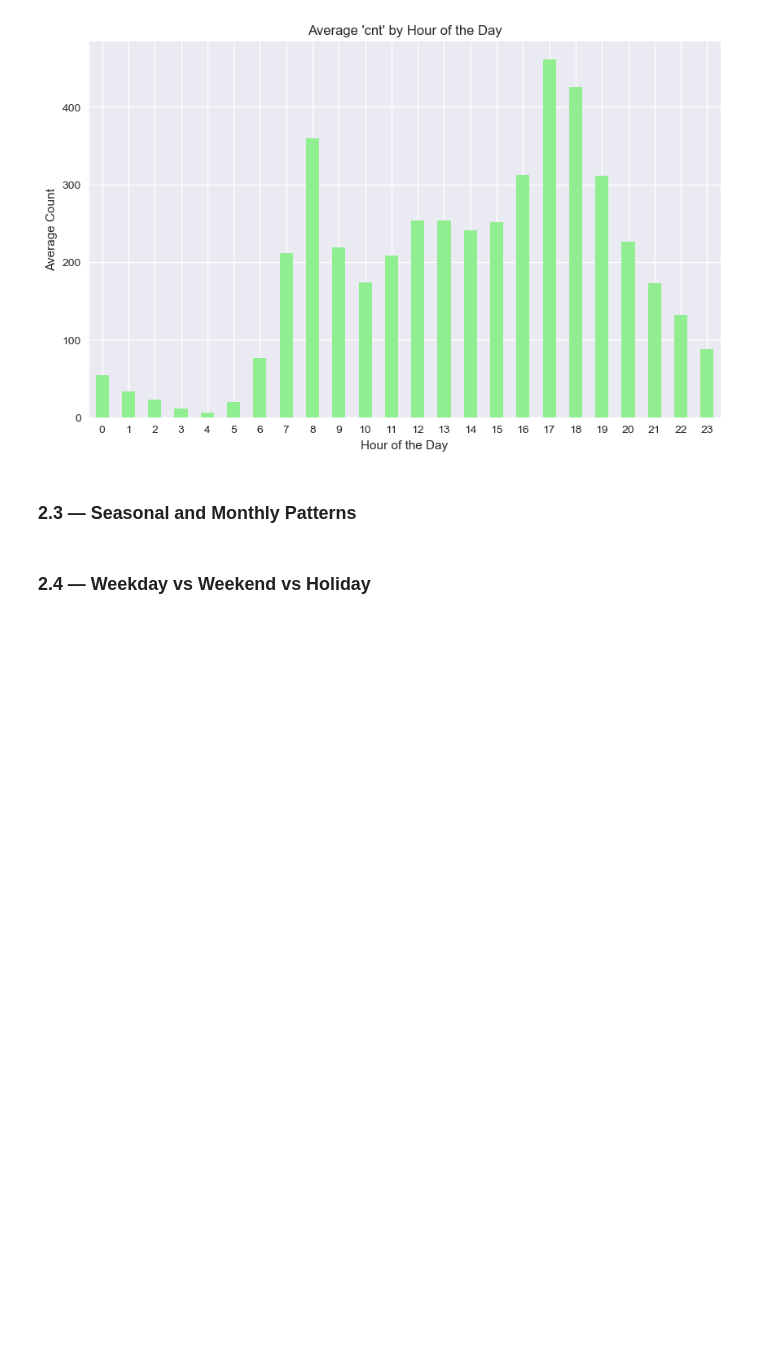
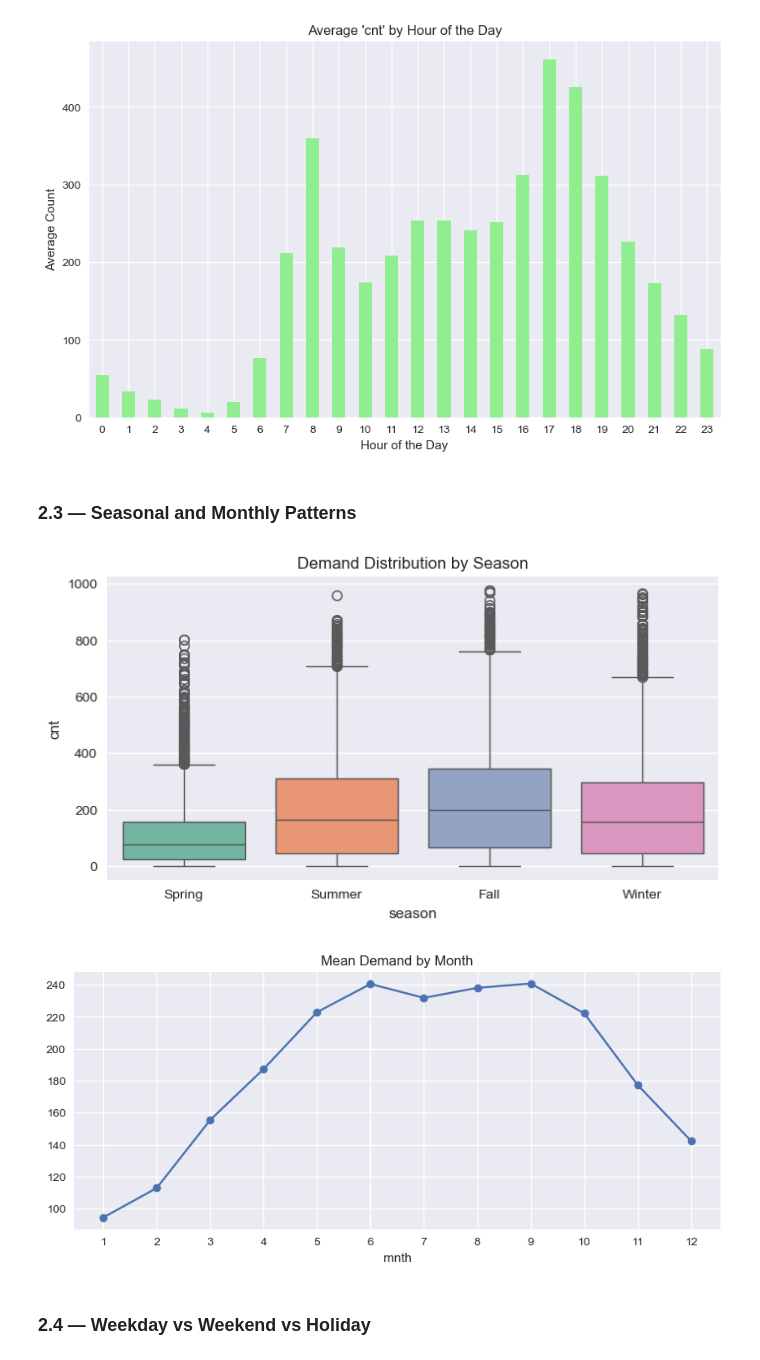
Before and after one commit to sufyan1105/Bike-sharing-demand-prediction, a Jupyter notebook: 03_bike_sharing_demand_predictor.ipynb, the cells around one changed output. Drawn from its saved outputs; the diff is of its cells as text; code cells hidden in the pictures; blank space fills up the shorter version.

```diff
--- a/03_bike_sharing_demand_predictor.ipynb
+++ b/03_bike_sharing_demand_predictor.ipynb
@@ -213,3 +196,19 @@ plt.show()
+# %%
+plt.figure(figsize=(8, 4))
+ax = sns.boxplot(x="season", y=TARGET, data=df, palette="Set2")
+ax.set_xticklabels(['Spring', 'Summer', 'Fall', 'Winter'])
+plt.title('Demand Distribution by Season')
+plt.show()
+
+plt.figure(figsize=(10, 4))
+df.groupby('mnth')[TARGET].mean().plot(kind='line', marker='o')
+plt.title('Mean Demand by Month')
+plt.xticks(range(1, 13))
+plt.grid(True)
+plt.show()
+# %% [output]
+[figure, added]
+[figure, added]
 # %% [markdown]
 ### 2.4 — Weekday vs Weekend vs Holiday
 # %%
```
Also changed, not shown: parts of 12 cells of this notebook.
